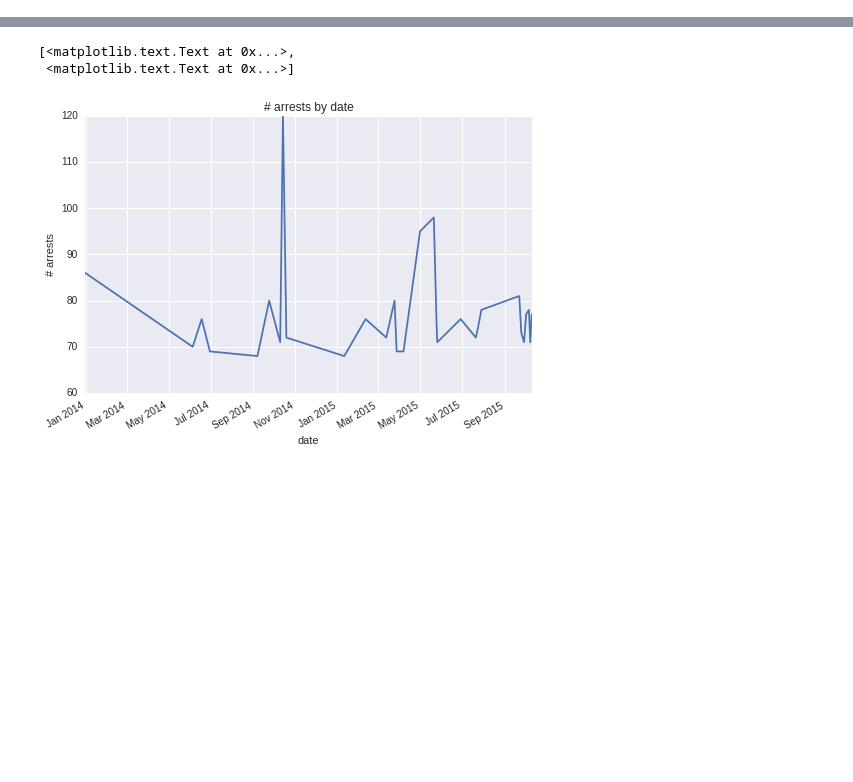
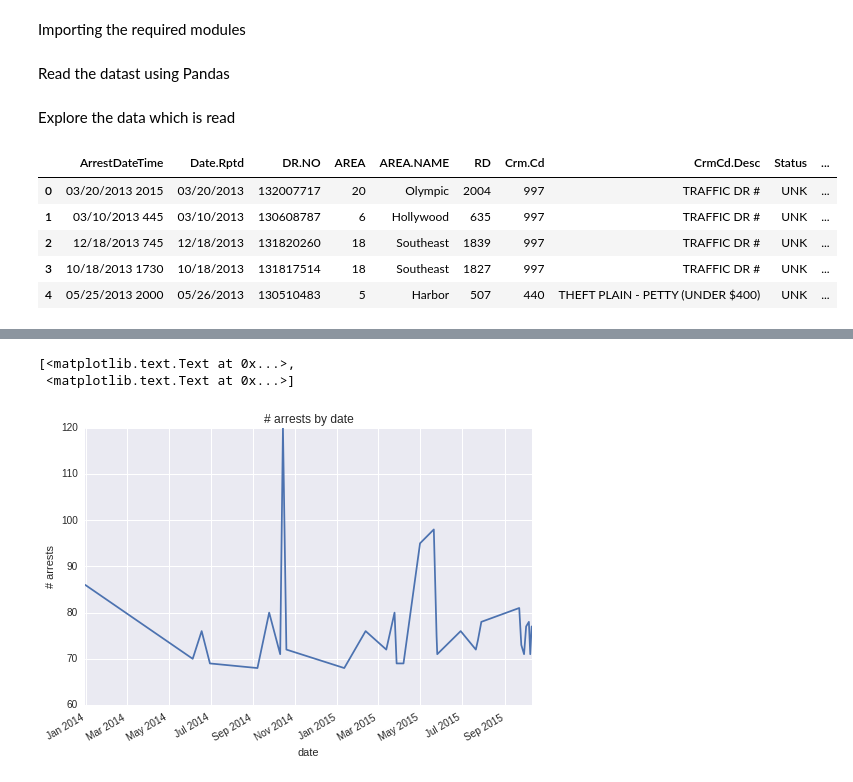
Before and after one commit to surajr/Data-Analysis, a Jupyter notebook: LA-Crime-Analysis.ipynb, the cells around one changed output, grey strips where cells are left out. Drawn from its saved outputs; the diff is of its cells as text; code cells hidden in the pictures; blank space fills up the shorter version.

```diff
--- a/LA-Crime-Analysis.ipynb
+++ b/LA-Crime-Analysis.ipynb
@@ -1,3 +1,5 @@
+# %% [markdown]
+Importing the required modules
 # %%
 %matplotlib inline
 
@@ -5,5 +7,18 @@ import numpy
 import pandas as pd
 import matplotlib as matplot
 import seaborn
+# %% [markdown]
+Read the datast using Pandas
 # %%
 data = pd.read_csv('/home/surajr/Downloads/Crimes_2012-2015.csv',parse_dates={"ArrestDateTime":["DATE.OCC","TIME.OCC"]})
+# %% [markdown]
+Explore the data which is read
+# %%
+data.head()
+# %% [output]
+|  | ArrestDateTime | Date.Rptd | DR.NO | AREA | AREA.NAME | RD | Crm.Cd | CrmCd.Desc | Status | ... |
+| 0 | 03/20/2013 2015 | 03/20/2013 | 132007717 | 20 | Olympic | 2004 | 997 | TRAFFIC DR # | UNK | ... |
+| 1 | 03/10/2013 445 | 03/10/2013 | 130608787 | 6 | Hollywood | 635 | 997 | TRAFFIC DR # | UNK | ... |
+| 2 | 12/18/2013 745 | 12/18/2013 | 131820260 | 18 | Southeast | 1839 | 997 | TRAFFIC DR # | UNK | ... |
+| 3 | 10/18/2013 1730 | 10/18/2013 | 131817514 | 18 | Southeast | 1827 | 997 | TRAFFIC DR # | UNK | ... |
+| 4 | 05/25/2013 2000 | 05/26/2013 | 130510483 | 5 | Harbor | 507 | 440 | THEFT PLAIN - PETTY (UNDER $400) | UNK | ... |
```
Also changed, not shown: parts of 46 cells of this notebook.
